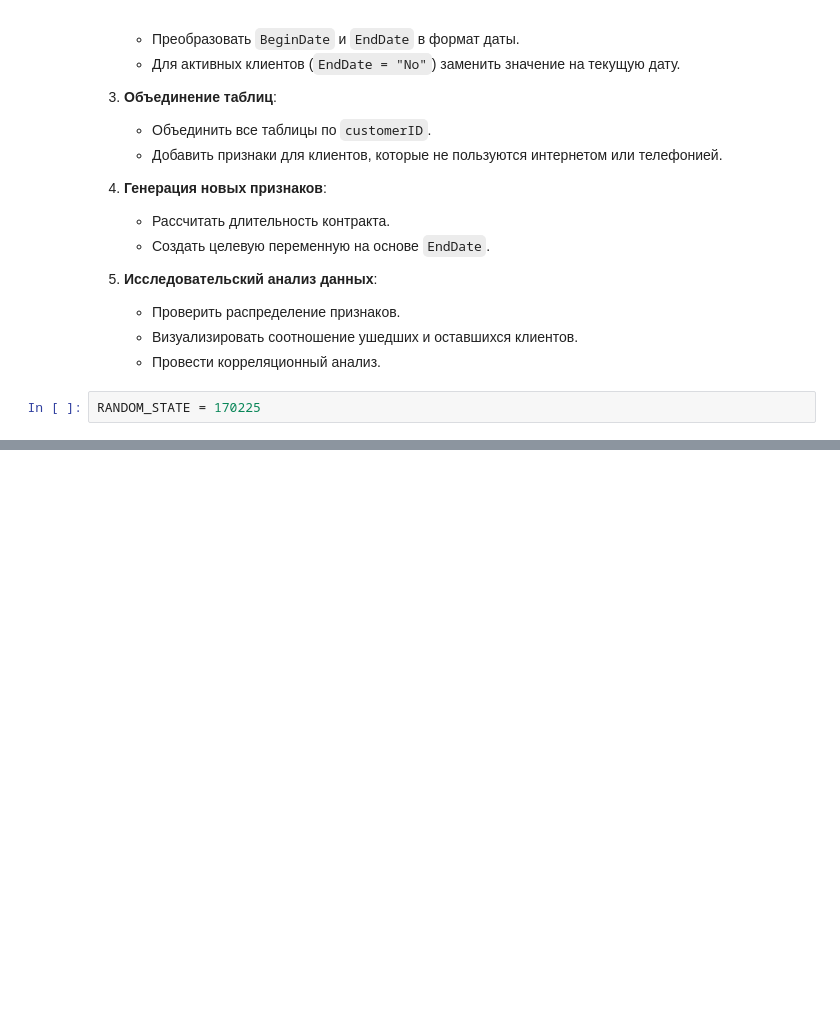
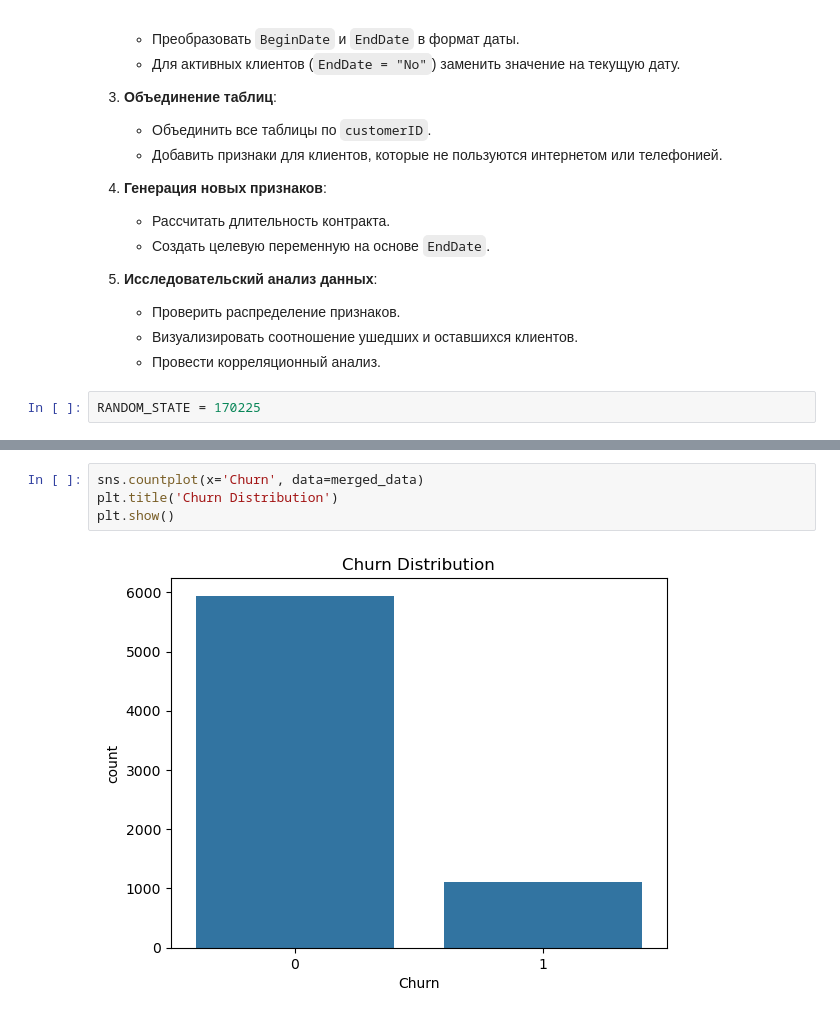
Before and after one commit to IvanovMaxim1992/project, a Jupyter notebook: Финальный проект.ipynb, the cells around one changed output, grey strips where cells are left out. Cells and saved outputs as stored; diff of their text form; blank space fills up the shorter version.

```diff
--- a/Финальный проект.ipynb
+++ b/Финальный проект.ipynb
@@ -169,0 +262,6 @@ RANDOM_STATE = 170225
+# %%
+sns.countplot(x='Churn', data=merged_data)
+plt.title('Churn Distribution')
+plt.show()
+# %% [output]
+[figure, added]
```
Also changed, not shown: parts of 19 cells of this notebook.
